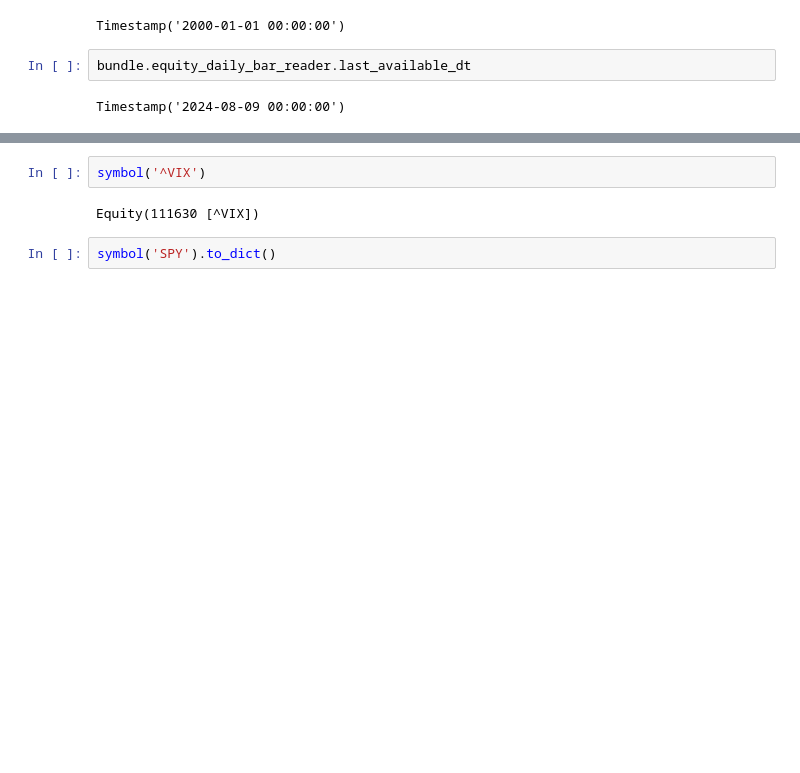
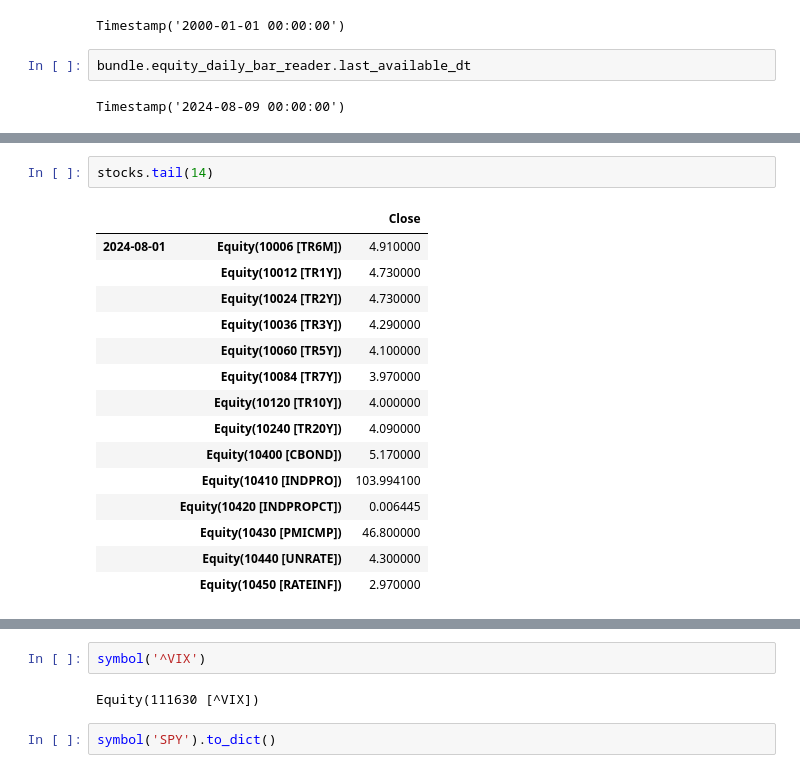
Before and after one commit to Moccazio/sharadar_db_bundle, a Jupyter notebook: notebook/01_basic_pipeline.ipynb, the cells around one changed output, grey strips where cells are left out. Saved outputs shown, nothing was run; the diff lists cells and outputs as text; blank space fills up the shorter version.

```diff
--- a/notebook/01_basic_pipeline.ipynb
+++ b/notebook/01_basic_pipeline.ipynb
@@ -94 +83,19 @@ stocks.head(30)
+# %%
+stocks.tail(14)
+# %% [output]
+|  |  | Close |
+| 2024-08-01 | Equity(10006 [TR6M]) | 4.910000 |
+|  | Equity(10012 [TR1Y]) | 4.730000 |
+|  | Equity(10024 [TR2Y]) | 4.730000 |
+|  | Equity(10036 [TR3Y]) | 4.290000 |
+|  | Equity(10060 [TR5Y]) | 4.100000 |
+|  | Equity(10084 [TR7Y]) | 3.970000 |
+|  | Equity(10120 [TR10Y]) | 4.000000 |
+|  | Equity(10240 [TR20Y]) | 4.090000 |
+|  | Equity(10400 [CBOND]) | 5.170000 |
+|  | Equity(10410 [INDPRO]) | 103.994100 |
+|  | Equity(10420 [INDPROPCT]) | 0.006445 |
+|  | Equity(10430 [PMICMP]) | 46.800000 |
+|  | Equity(10440 [UNRATE]) | 4.300000 |
+|  | Equity(10450 [RATEINF]) | 2.970000 |
 # %%
```
Also changed, not shown: parts of 11 cells of this notebook.
